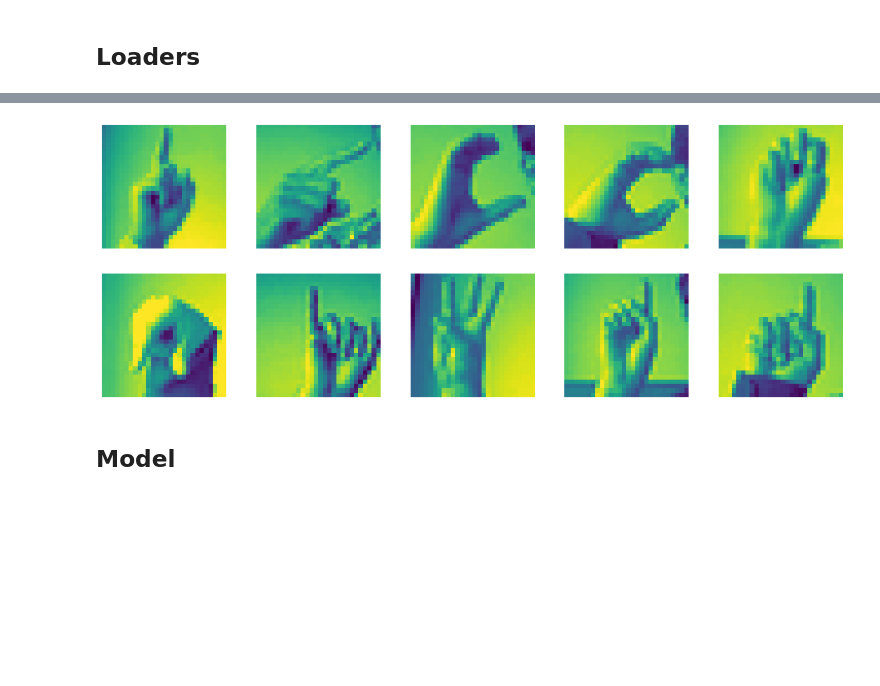
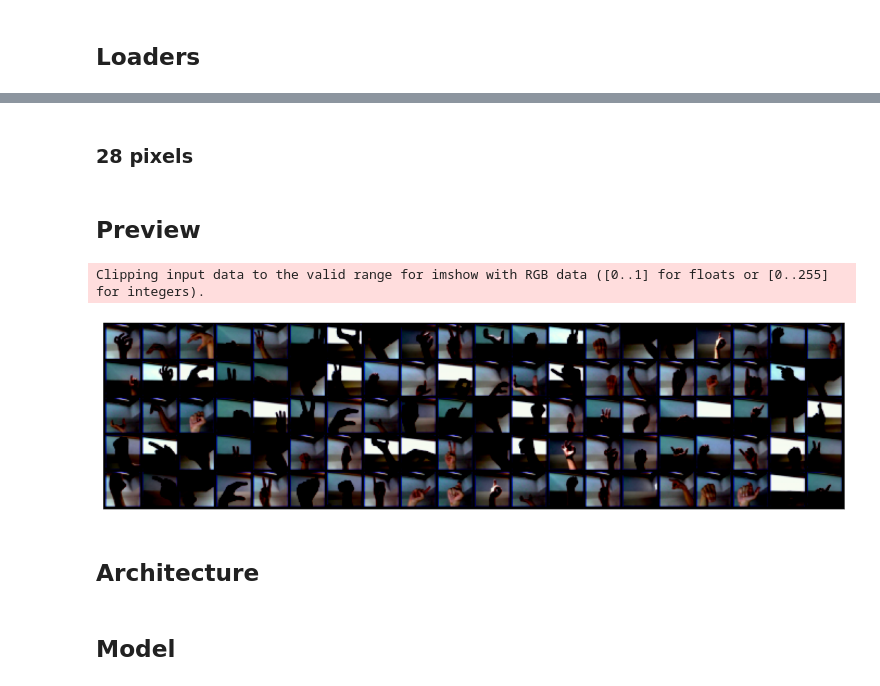
Before and after one commit to ivanobat/nn_sign_lang, a Jupyter notebook: asl_detection_basic.ipynb, the cells around one changed output, grey strips where cells are left out. Drawn from its saved outputs; the diff is of its cells as text; code cells hidden in the pictures; blank space fills up the shorter version.

```diff
--- a/asl_detection_basic.ipynb
+++ b/asl_detection_basic.ipynb
@@ -203,3 +207,31 @@ ValueError: only one element tensors can be converted to Python scalars
+# %%
+# load dataset 2 resize to 32 pixels
+import torchvision.transforms as tt
+from torchvision.datasets import ImageFolder
+
+data_dir = 'C:\\Users\\ivano\\Desktop\\DSMMaster\\CMLII\\data\\asl_alphabet\\'
+
+classes = os.listdir(data_dir + "/asl_alphabet_train/asl_alphabet_train")
+
+transform = tt.Compose(
+    [
+        tt.Resize(32),
+        tt.ToTensor(),
+        tt.Normalize((0.5, 0.5, 0.5), (0.5, 0.5, 0.5))
+    ]
+)
+
+dataset32 = ImageFolder(data_dir+"/asl_alphabet_train/asl_alphabet_train", transform)
+
+test_size = int(round(len(dataset32)*0.2,0))
+train_size = len(dataset32) - test_size
+
+train_data32_ds, test_data32_ds = random_split(dataset32, [train_size, test_size])
+
+train_data32_ldr = torch.utils.data.DataLoader(train_data32_ds, batch_size=batch_size, shuffle=True)
+test_data32_ldr = torch.utils.data.DataLoader(test_data32_ds, batch_size=len(test_data32_ds), shuffle=True)
+# %% [markdown]
+### 28 pixels
 # %%
 # read data
 # dataset 1
@@ -213,16 +245,24 @@ train_data_ds = asl_dataset(train_data_raw)
 test_data_ds = asl_dataset(test_data_raw)
 train_data_ldr = torch.utils.data.DataLoader(train_data_ds, batch_size=batch_size, shuffle=True)
 test_data_ldr = torch.utils.data.DataLoader(test_data_ds, batch_size=len(test_data_ds), shuffle=True)
-# %%
-# # Show sample dataset 1, method 2
-plt.figure(figsize=(16, 6))
-for i in range(10):
-    plt.subplot(2, 5, i + 1)
-    image, _ = train_data_ldr.dataset.__getitem__(i)
-    plt.imshow(image.squeeze().numpy().reshape(img_size,img_size,channels))
-    plt.axis('off');
-# %% [output]
-[figure, removed]
+# %% [markdown]
+## Preview
+# %%
+from torchvision.utils import make_grid
+
+def show_batch(dl):
+    for images, labels in dl:
+        fig, ax = plt.subplots(figsize=(20, 12))
+        ax.set_xticks([]); ax.set_yticks([])
+        ax.imshow(make_grid(images, nrow=20).permute(1,2,0))
+        break
+
+show_batch(train_data32_ldr)
+# %% [output]
+Clipping input data to the valid range for imshow with RGB data ([0..1] for floats or [0..255] for integers).
+[figure, added]
+# %% [markdown]
+## Architecture
 # %%
 # Create network arquitectures
 # simplest NN architecture
```
Also changed, not shown: parts of 14 cells of this notebook.
